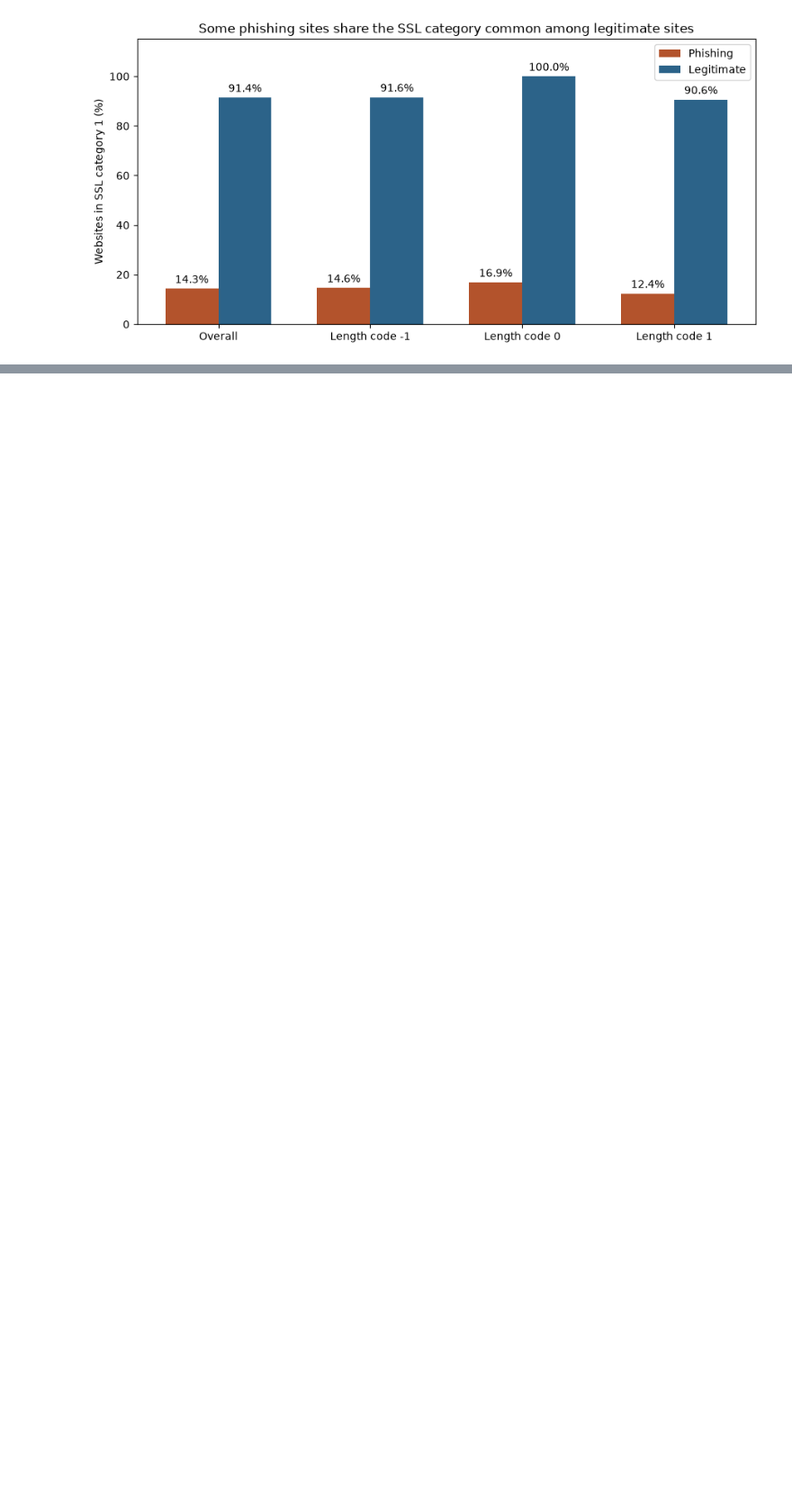
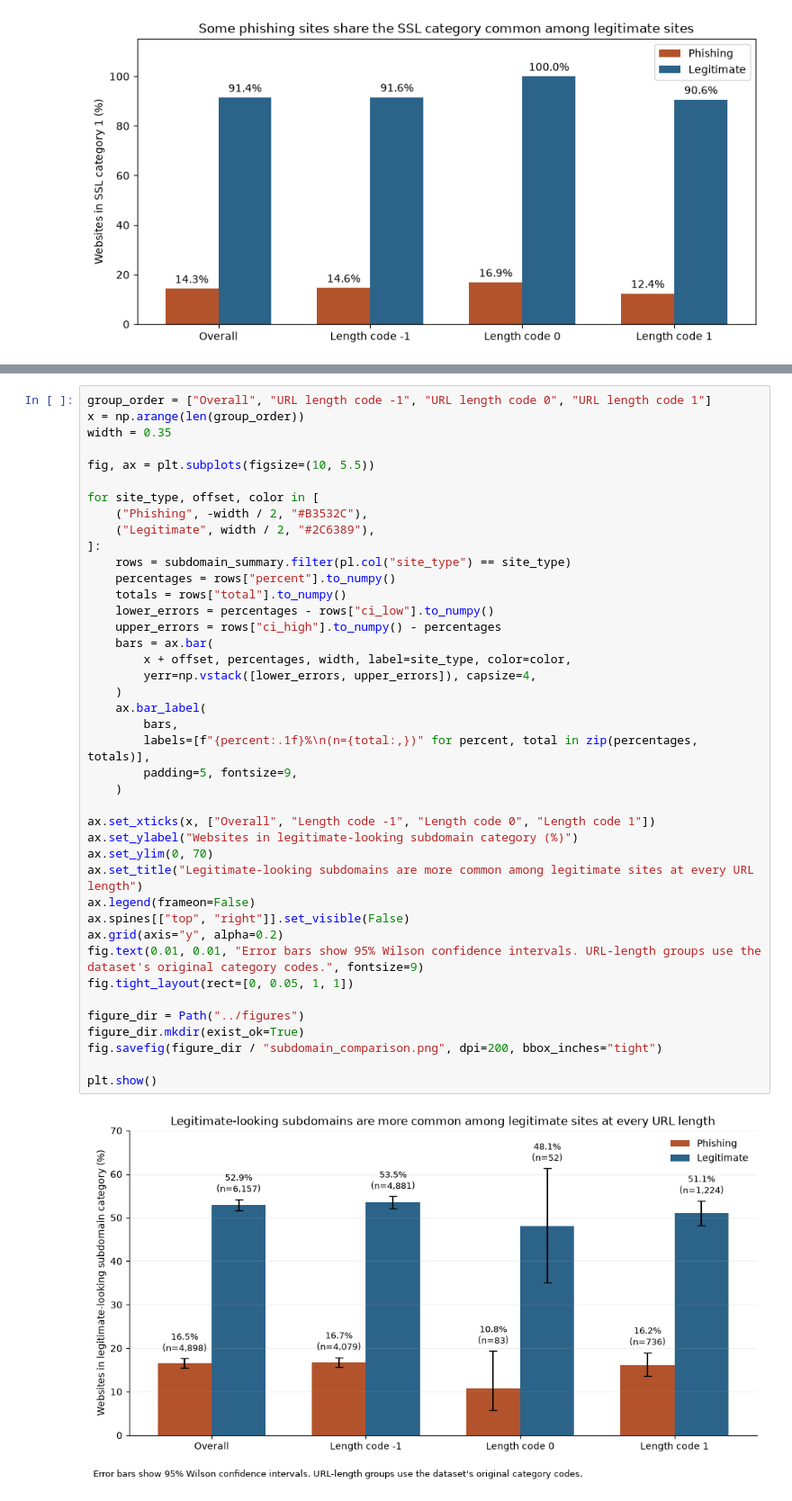
Before and after one commit to zainabahmed4/cs418-phishing, a Jupyter notebook: notebooks/narrative.ipynb, the cells around one changed output, grey strips where cells are left out. Shown at 90% size. Saved outputs shown, nothing was run; the diff lists cells and outputs as text; blank space fills up the shorter version.

Commit message:
Add subdomain narrative analysisgit diff --cached --stat

```diff
--- a/notebooks/narrative.ipynb
+++ b/notebooks/narrative.ipynb
@@ -115,0 +172,43 @@ plt.show()
+# %%
+group_order = ["Overall", "URL length code -1", "URL length code 0", "URL length code 1"]
+x = np.arange(len(group_order))
+width = 0.35
+
+fig, ax = plt.subplots(figsize=(10, 5.5))
+
+for site_type, offset, color in [
+    ("Phishing", -width / 2, "#B3532C"),
+    ("Legitimate", width / 2, "#2C6389"),
+]:
+    rows = subdomain_summary.filter(pl.col("site_type") == site_type)
+    percentages = rows["percent"].to_numpy()
+    totals = rows["total"].to_numpy()
+    lower_errors = percentages - rows["ci_low"].to_numpy()
+    upper_errors = rows["ci_high"].to_numpy() - percentages
+    bars = ax.bar(
+        x + offset, percentages, width, label=site_type, color=color,
+        yerr=np.vstack([lower_errors, upper_errors]), capsize=4,
+    )
+    ax.bar_label(
+        bars,
+        labels=[f"{percent:.1f}%\n(n={total:,})" for percent, total in zip(percentages, totals)],
+        padding=5, fontsize=9,
+    )
+
+ax.set_xticks(x, ["Overall", "Length code -1", "Length code 0", "Length code 1"])
+ax.set_ylabel("Websites in legitimate-looking subdomain category (%)")
+ax.set_ylim(0, 70)
+ax.set_title("Legitimate-looking subdomains are more common among legitimate sites at every URL length")
+ax.legend(frameon=False)
+ax.spines[["top", "right"]].set_visible(False)
+ax.grid(axis="y", alpha=0.2)
+fig.text(0.01, 0.01, "Error bars show 95% Wilson confidence intervals. URL-length groups use the dataset's original category codes.", fontsize=9)
+fig.tight_layout(rect=[0, 0.05, 1, 1])
+
+figure_dir = Path("../figures")
+figure_dir.mkdir(exist_ok=True)
+fig.savefig(figure_dir / "subdomain_comparison.png", dpi=200, bbox_inches="tight")
+
+plt.show()
+# %% [output]
+[figure, added]
```
Also changed, not shown: parts of 2 cells of this notebook, 2 other files.
